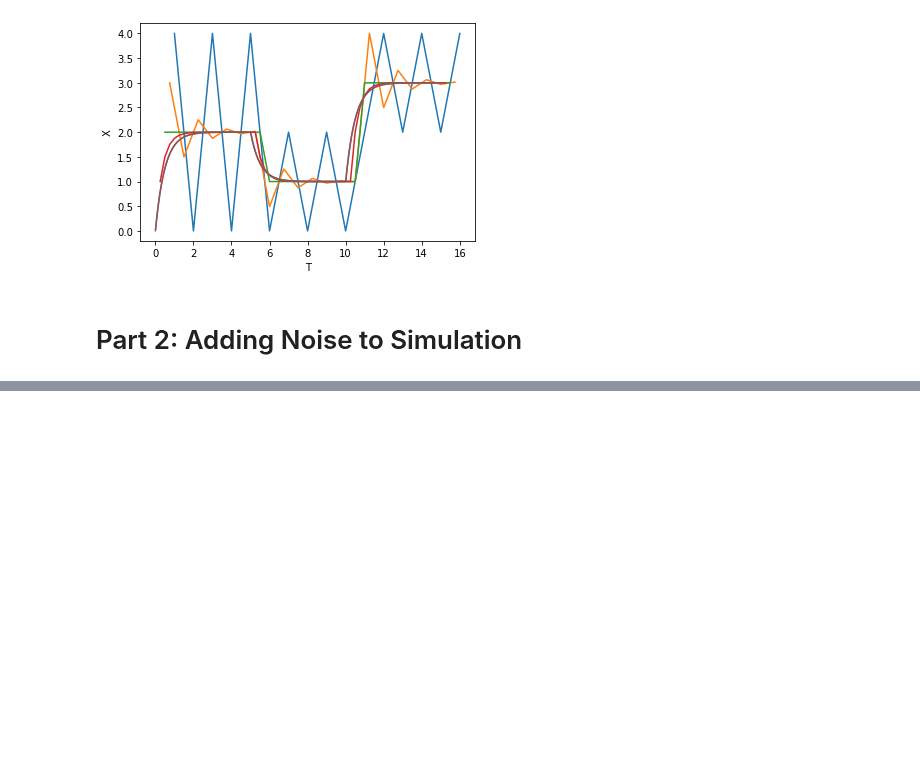
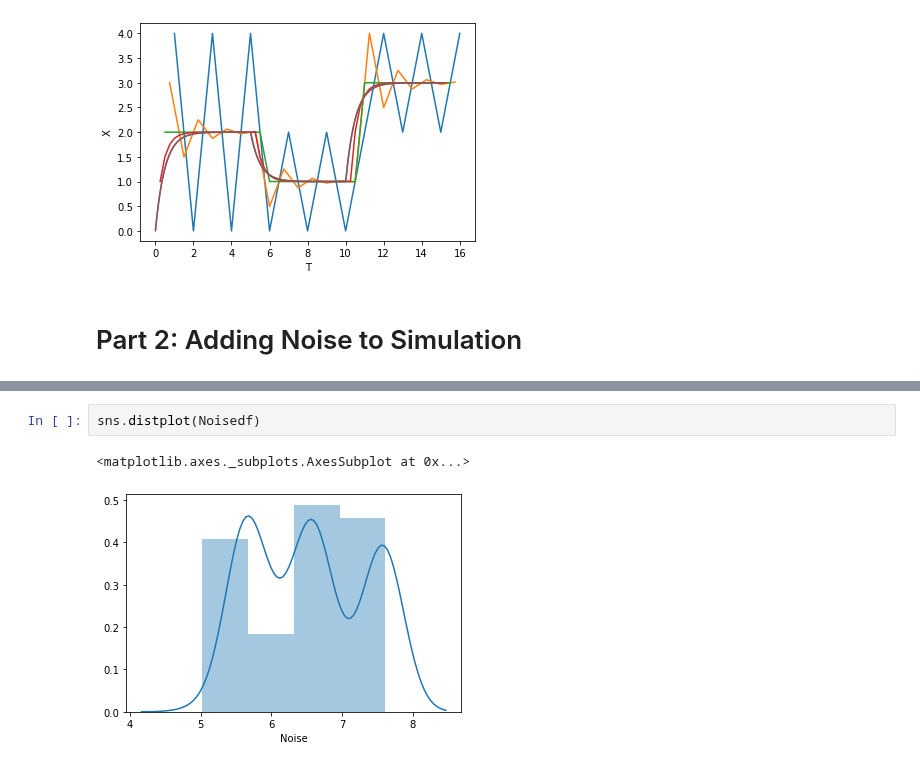
Before and after one commit to JamesDun2866/Computational-Science, a Jupyter notebook: Computational Science.ipynb, the cells around one changed output, grey strips where cells are left out. Saved outputs shown, nothing was run; the diff lists cells and outputs as text; blank space fills up the shorter version.

Commit message:
Noise WIP

```diff
--- a/Computational Science.ipynb
+++ b/Computational Science.ipynb
@@ -171,0 +202,5 @@ TypeError: 'float' object cannot be interpreted as an integer
+# %%
+sns.distplot(Noisedf)
+# %% [output]
+<matplotlib.axes._subplots.AxesSubplot at 0x...>
+[figure, added]
```
Also changed, not shown: parts of 5 cells of this notebook.
